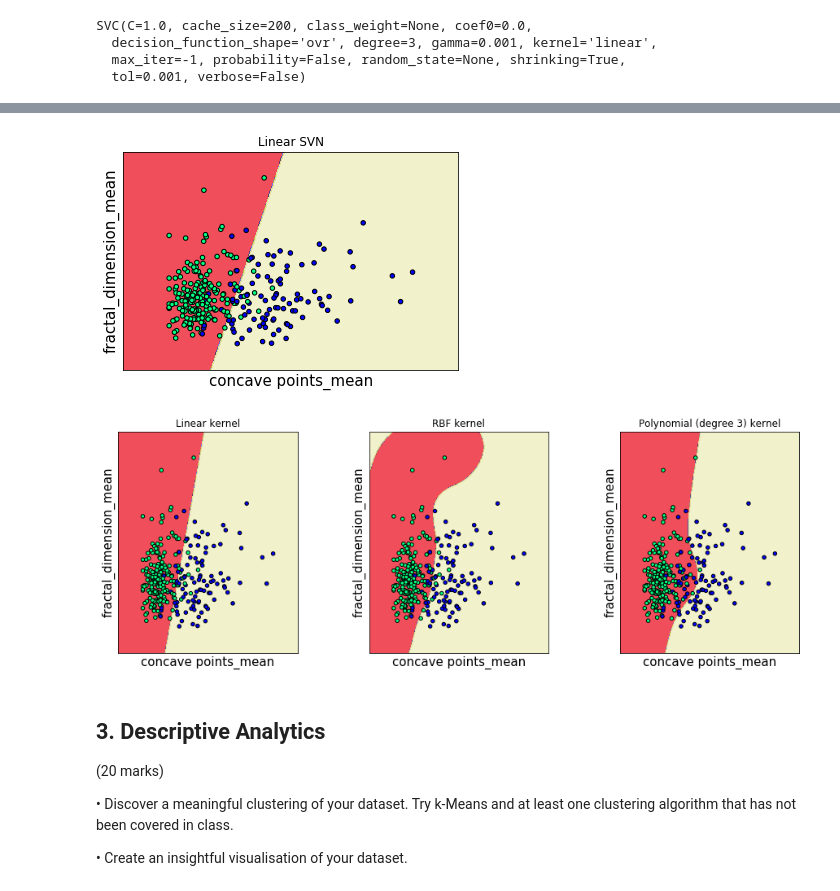
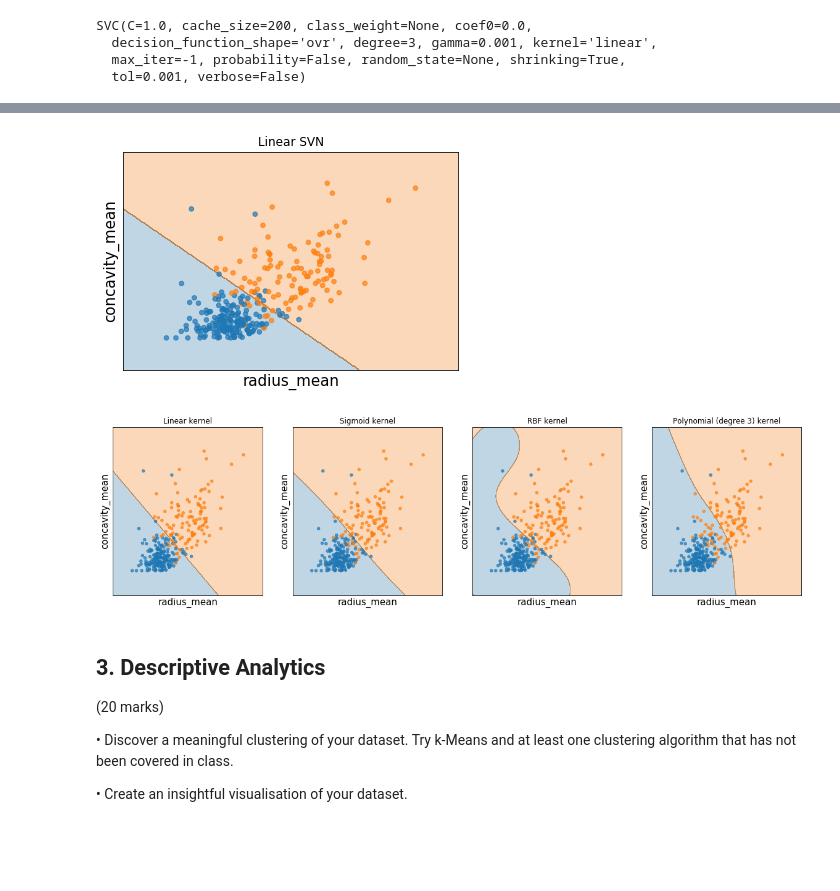
Before and after one commit to JonneyLloyd/data_mining, a Jupyter notebook: notebook.ipynb, the cells around one changed output, grey strips where cells are left out. Saved outputs shown, nothing was run; the diff lists cells and outputs as text; code cells hidden in the pictures; blank space fills up the shorter version.

```diff
--- a/notebook.ipynb
+++ b/notebook.ipynb
@@ -1,3 +9,17 @@
+# %%
+import pandas as pd
+import numpy as np
+
+import seaborn as sns
+import matplotlib as mpl
+import matplotlib.pyplot as plt
+
+%matplotlib inline
+pd.set_option('display.max_columns', None)
+
+from matplotlib.colors import LinearSegmentedColormap
+binary_cmap = LinearSegmentedColormap.from_list('binarycmap', [(0.12156862745098039, 0.46666666666666667, 0.70588235294117652),
+ (1.0, 0.49803921568627452, 0.054901960784313725)])
 # %% [markdown]
 Utility functions - move to module
 # %%
@@ -41,10 +63,10 @@ def plot_contours(ax, clf, xx, yy, **params):
     out = ax.contourf(xx, yy, Z, **params)
     return out
 
-def plot_svn(clf, ax, X0, X1, y, title, xlabel, ylabel):
+def plot_classifier(clf, ax, X0, X1, y, title, xlabel, ylabel):
     xx, yy = make_meshgrid(X0, X1)
-    plot_contours(ax, clf, xx, yy, cmap=plt.cm.gist_stern, alpha=0.75)
-    ax.scatter(X0, X1, c=y, cmap=plt.cm.winter_r, s=20, edgecolors='k')
+    plot_contours(ax, clf, xx, yy, cmap=binary_cmap, alpha=0.3)
+    ax.scatter(X0, X1, c=y, s=20, cmap=binary_cmap, alpha=0.7)
     ax.set_xticks(())
     ax.set_yticks(())
     ax.set_xlabel(xlabel)
@@ -155,8 +160,7 @@ The other plots show scatter plots for each pair of attributes.
 
 This visualisation can help for initial ideas on how this dataset may be classified.
 # %%
-mean_labels = ['radius_mean', 'texture_mean', 'perimeter_mean', 'area_mean', 'smoothness_mean', 'compactness_mean', 'concavity_mean', 'concave points_mean', 'symmetry_mean', 'fractal_dimension_mean'
-]
+mean_labels = ['radius_mean', 'texture_mean', 'perimeter_mean', 'area_mean', 'smoothness_mean', 'compactness_mean', 'concavity_mean', 'concave points_mean', 'symmetry_mean', 'fractal_dimension_mean']
 se_labels = ['radius_se', 'texture_se', 'perimeter_se', 'area_se', 'smoothness_se', 'compactness_se', 'concavity_se', 'concave points_se', 'symmetry_se', 'fractal_dimension_se']
 worst_labels = ['radius_worst', 'texture_worst', 'perimeter_worst', 'area_worst', 'smoothness_worst', 'compactness_worst', 'concavity_worst', 'concave points_worst', 'symmetry_worst', 'fractal_dimension_worst']
 
@@ -230,7 +406,7 @@ First are C (the slack variable cost) and γ (the width of the Gaussian if using
 from sklearn import svm
 # %%
 clf = svm.SVC(C=1.0, gamma=0.001, kernel='linear', degree=3)
-X = standardized_X_train[['concave points_mean', 'fractal_dimension_mean']].values.reshape(-1,2)[:-100]
+X = standardized_X_train[['radius_mean', 'concavity_mean']].values.reshape(-1,2)[:-100]
 y = y_train.values[:-100]
 clf.fit(X, y)
 # %% [output]
@@ -248,39 +424,40 @@ y_pred = clf.predict(standardized_X_test[['concave points_mean', 'fractal_dimens
 fig = plt.plot(figsize=(15,5))
 ax = plt.gca()
 X0, X1 = X[:, 0], X[:, 1]
-plot_svn(clf, ax, X0, X1, y, title='Linear SVN', xlabel='concave points_mean', ylabel='fractal_dimension_mean')
+plot_classifier(clf, ax, X0, X1, y, title='Linear SVN', xlabel='radius_mean', ylabel='concavity_mean')
 
 plt.show()
 # %% [output]
-[figure, old version]
+[figure, new version]
 # %%
-X = standardized_X_train[['concave points_mean', 'fractal_dimension_mean']].values.reshape(-1,2)[:-100]
+X = standardized_X_train[['radius_mean', 'concavity_mean']].values.reshape(-1,2)[:-100]
 y = y_train.values[:-100]
 
 # create instances of SVM and fit data
 C = 1.0  # SVM regularization parameter
 models = (svm.SVC(kernel='linear', C=C),
-          svm.SVC(kernel='rbf', gamma=0.7, C=C),
-          svm.SVC(kernel='poly', degree=3, C=C))
+          svm.SVC(kernel='sigmoid', gamma=0.1, C=C),
+          svm.SVC(kernel='rbf', gamma=0.3, C=C),
+          svm.SVC(kernel='poly', gamma=0.5, degree=3, C=C))
 models = (clf.fit(X, y) for clf in models)
 
 # title for the plots
 titles = ('Linear kernel',
+          'Sigmoid kernel',
           'RBF kernel',
           'Polynomial (degree 3) kernel')
 
 # Set-up 2x2 grid for plotting.
-fig, sub = plt.subplots(1, 3, figsize=(15,5))
-plt.subplots_adjust(wspace=0.4, hspace=0.4)
+fig, sub = plt.subplots(1, 4, figsize=(20,5))
 
 X0, X1 = X[:, 0], X[:, 1]
 
 for clf, title, ax in zip(models, titles, sub.flatten()):
-    plot_svn(clf, ax, X0, X1, y, title, xlabel='concave points_mean', ylabel='fractal_dimension_mean')
+    plot_classifier(clf, ax, X0, X1, y, title, xlabel='radius_mean', ylabel='concavity_mean')
 
 plt.show()
 # %% [output]
-[figure, old version]
+[figure, new version]
 # %% [markdown]
 ## 3. Descriptive Analytics
 (20 marks)
```
Also changed, not shown: parts of 39 cells of this notebook.
